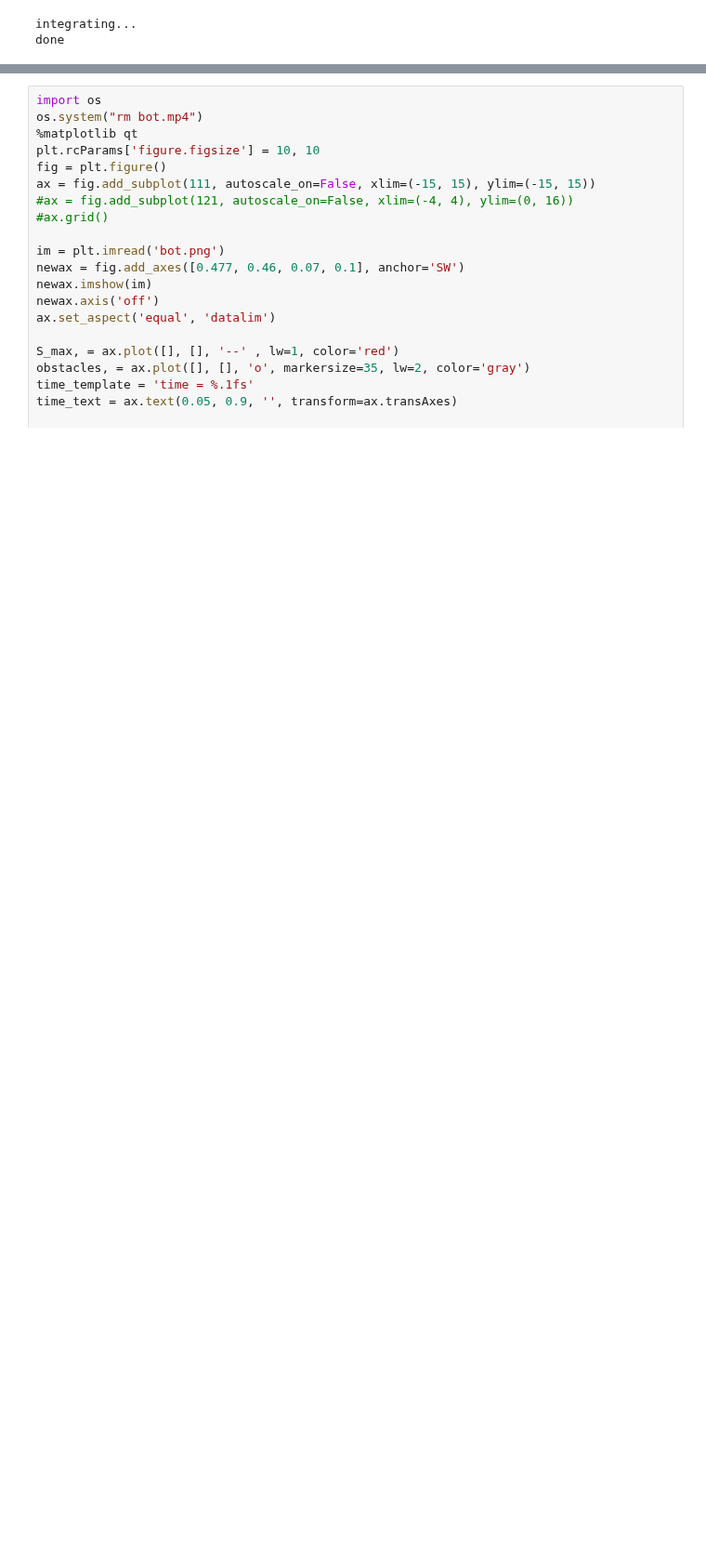
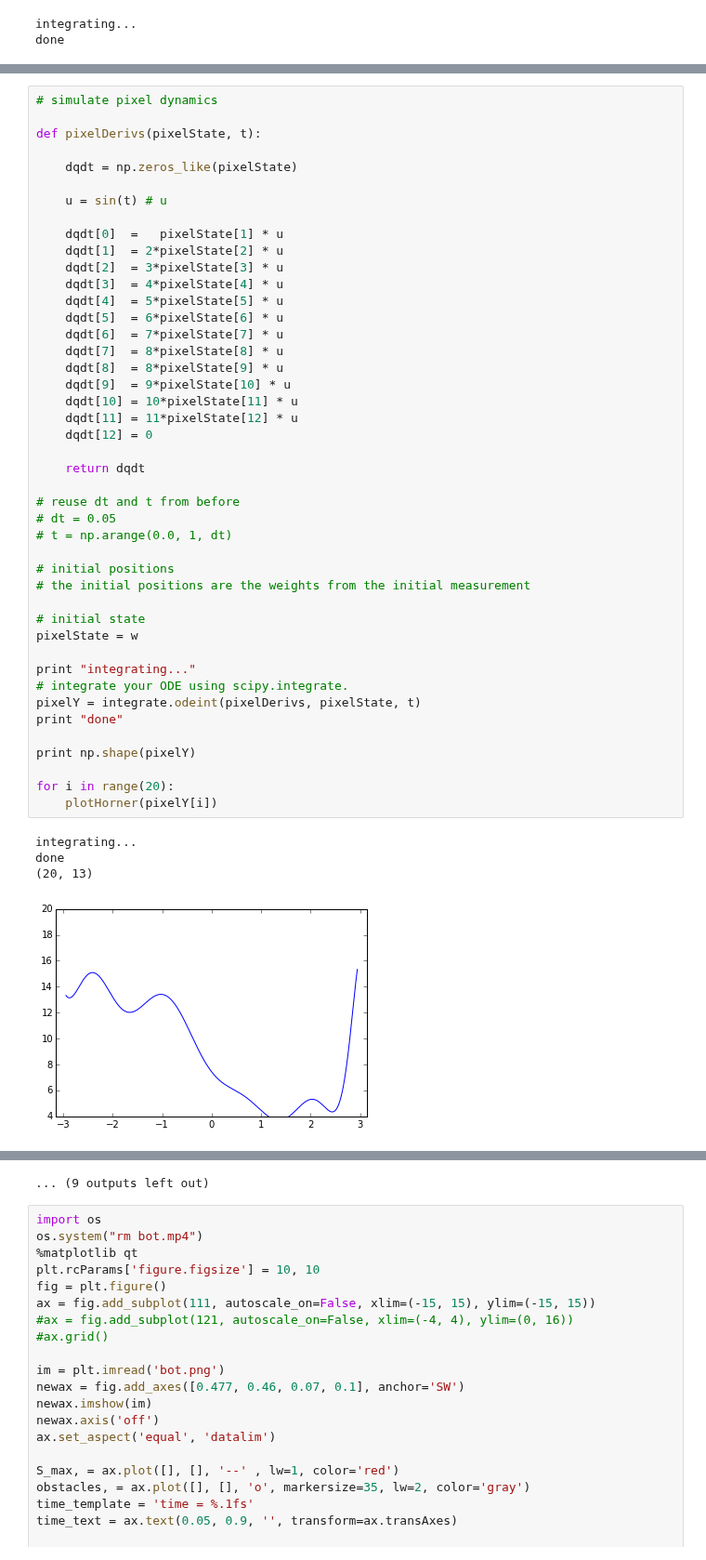
Before and after one commit to peteflorence/GeometricPDEs, a Jupyter notebook: _RotatingBot/RotatingBot-withPolyFit.ipynb, the cells around one changed output, grey strips where cells are left out. Shown at 93% size. Cells and saved outputs as stored; diff of their text form; blank space fills up the shorter version.

Commit message:
simulating some kind of pixel dynamics

```diff
--- a/_RotatingBot/RotatingBot-withPolyFit.ipynb
+++ b/_RotatingBot/RotatingBot-withPolyFit.ipynb
@@ -192,0 +193,49 @@ weighted numpy polynomial regression weights for N = 12
+# %%
+# simulate pixel dynamics
+
+def pixelDerivs(pixelState, t):
+
+    dqdt = np.zeros_like(pixelState)
+
+    u = sin(t) # u
+
+    dqdt[0]  =   pixelState[1] * u
+    dqdt[1]  = 2*pixelState[2] * u
+    dqdt[2]  = 3*pixelState[3] * u
+    dqdt[3]  = 4*pixelState[4] * u
+    dqdt[4]  = 5*pixelState[5] * u
+    dqdt[5]  = 6*pixelState[6] * u
+    dqdt[6]  = 7*pixelState[7] * u
+    dqdt[7]  = 8*pixelState[8] * u
+    dqdt[8]  = 8*pixelState[9] * u
+    dqdt[9]  = 9*pixelState[10] * u
+    dqdt[10] = 10*pixelState[11] * u
+    dqdt[11] = 11*pixelState[12] * u
+    dqdt[12] = 0
+
+    return dqdt
+
+# reuse dt and t from before
+# dt = 0.05
+# t = np.arange(0.0, 1, dt)
+
+# initial positions
+# the initial positions are the weights from the initial measurement
+
+# initial state
+pixelState = w
+
+print "integrating..."
+# integrate your ODE using scipy.integrate.
+pixelY = integrate.odeint(pixelDerivs, pixelState, t)
+print "done"
+
+print np.shape(pixelY)
+
+for i in range(20):
+    plotHorner(pixelY[i])
+# %% [output]
+integrating...
+done
+(20, 13)
+[figure, added]
@@ -193,3 +252,4 @@ weighted numpy polynomial regression weights for N = 12
+... (9 outputs left out)
 # %%
 import os
 os.system("rm bot.mp4")
```
Also changed, not shown: parts of 3 cells of this notebook, 1 other file.
